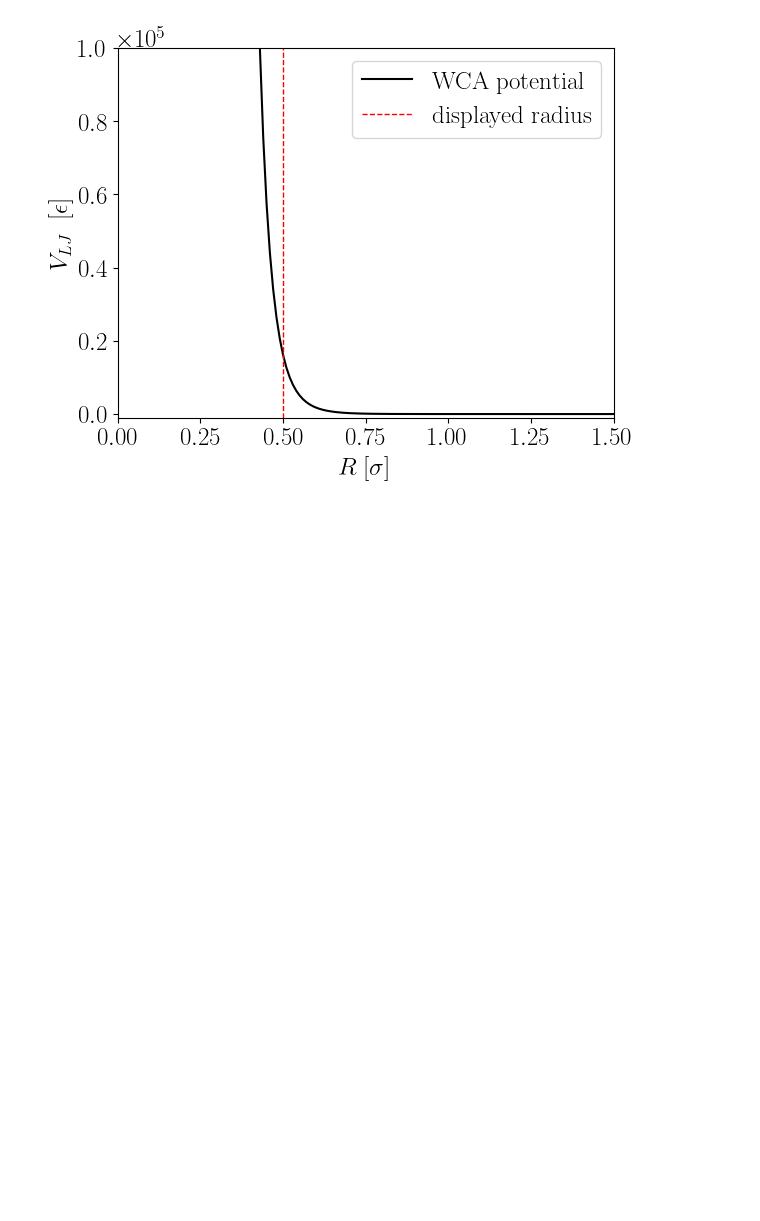
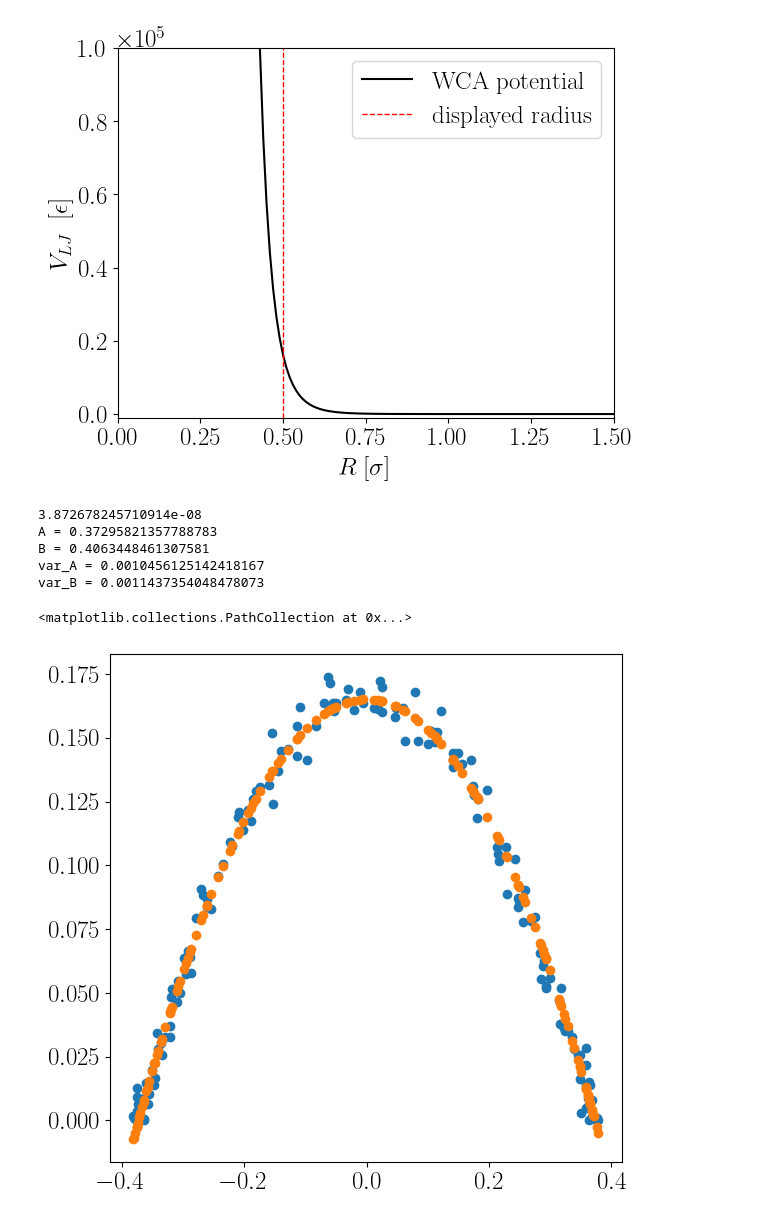
Before and after one commit to smdrzazga/LAMMPS, a Jupyter notebook: plot_printer.ipynb, the cells around one changed output. Drawn from its saved outputs; the diff is of its cells as text; code cells hidden in the pictures; blank space fills up the shorter version.

Commit message:
Add full director printing

```diff
--- a/plot_printer.ipynb
+++ b/plot_printer.ipynb
@@ -20,3 +20,10 @@ paths = {
     "example": desktop + r"\LAMMPS_matrices\centers_matrices\centers_screen_bulk_6k_0.32.txt",
     "test": desktop + r"\test.png"
     }
+# %%
+import numpy as np
+
+r = np.power(2, 1/6)
+f = 6*(r**6 - 2) / (r**13)
+
+print(f)
@@ -499,3 +508,40 @@ plt.gca().ticklabel_format(axis='y', style='sci', scilimits=(0, 0))
 plt.savefig(paths['desktop']+'/xd.png', dpi=300)
 # %% [output]
 [figure]
+# %%
+file = paths['matrices_directors'] + r'\directors_screen_full_6k_0.32.txt'
+
+data = np.zeros((150, 150, 3), dtype=np.float64)
+with open(file, 'r') as f:
+    for line in f:
+        i, j, *director = line.split()
+        i, j = int(i), int(j)
+        data[i,j, :] = director
+
+x_axis = data[:,50,0]
+x_axis -= np.average(x_axis)
+
+y_axis = data[:,50,1]
+y_axis -= np.average(y_axis)
+y_axis = np.power(y_axis, 2)
+
+fig, ax = plt.subplots(figsize=(6.6, 6.6))
+ax.scatter(x_axis, y_axis)
+
+# plt.show()
+
+popt, pvar = curve_fit(lambda x, A, B: B**2*(1 - (x/A)**2), x_axis, y_axis, absolute_sigma=False)
+print(f"A = {popt[0]} \nB = {popt[1]}")
+print(f"var_A = {np.sqrt(pvar[0][0])} \nvar_B = {np.sqrt(pvar[1][1])}")
+
+A, B = popt
+y = B**2*(1 - (x_axis/A)**2)
+ax.scatter(x_axis, y)
+# %% [output]
+3.872678245710914e-08
+A = 0.37295821357788783
+B = 0.4063448461307581
+var_A = 0.0010456125142418167
+var_B = 0.0011437354048478073
+<matplotlib.collections.PathCollection at 0x...>
+[figure, added]
```
Also changed, not shown: parts of 1 cell of this notebook, 4 other files.
